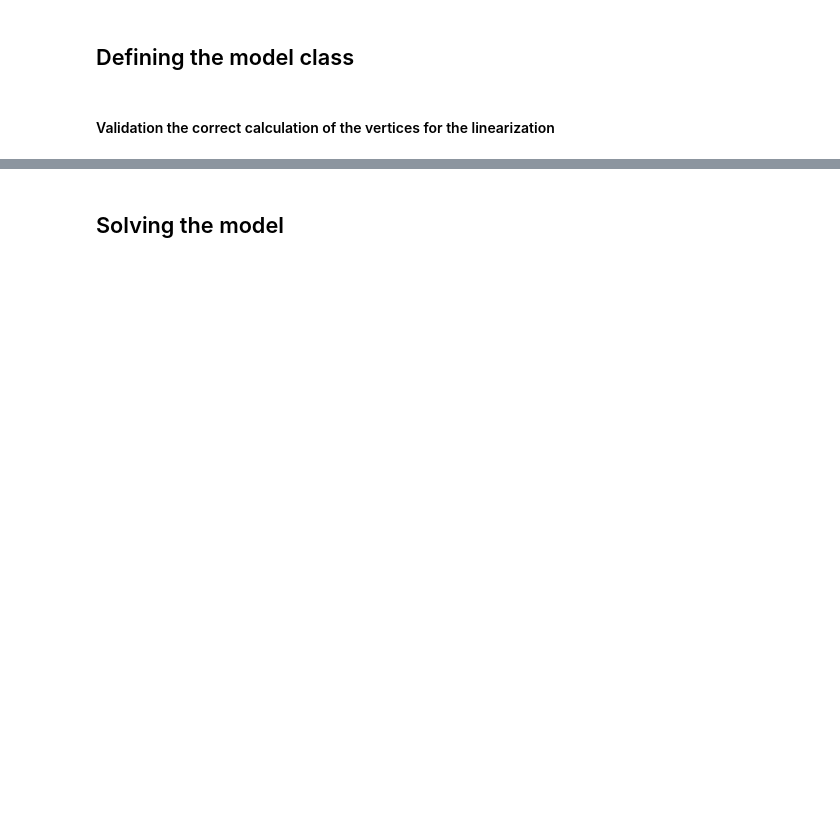
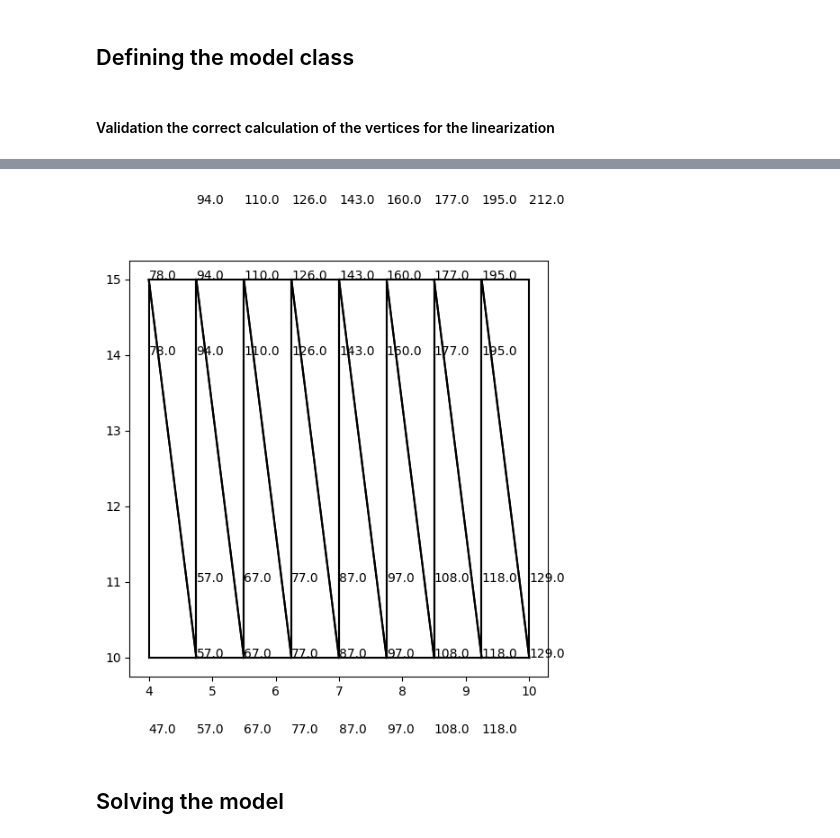
Before and after one commit to FredericWeiss/Seminar-Thesis, a Jupyter notebook: psh.ipynb, the cells around one changed output, grey strips where cells are left out. Cells and saved outputs as stored; diff of their text form; code cells hidden in the pictures; blank space fills up the shorter version.

```diff
--- a/psh.ipynb
+++ b/psh.ipynb
@@ -319,2 +301,15 @@ for i in psh.reservoirs:
+# %%
+fig, ax = plt.subplots(figsize=(6,6))
+for j in psh.pumped_storage_units:
+    for l in psh.subregions:
+        ax.plot([psh.ps_h_vertices[0,j,l,0], psh.ps_h_vertices[0,j,l,1]], [psh.ps_q_vertices[0,j,l,0], psh.ps_q_vertices[0,j,l,1]], color='black')
+        ax.plot([psh.ps_h_vertices[0,j,l,1], psh.ps_h_vertices[0,j,l,2]], [psh.ps_q_vertices[0,j,l,1], psh.ps_q_vertices[0,j,l,2]], color='black')
+        ax.plot([psh.ps_h_vertices[0,j,l,2], psh.ps_h_vertices[0,j,l,0]], [psh.ps_q_vertices[0,j,l,2], psh.ps_q_vertices[0,j,l,0]], color='black')
+
+        plt.annotate(round(psh.ps_p_vertices[0,j,l,0],0), xy=(psh.ps_h_vertices[0,j,l,0], psh.ps_q_vertices[0,j,l,0]), xytext=(psh.ps_h_vertices[0,j,l,0], psh.ps_q_vertices[0,j,l,0]-1))
+        plt.annotate(round(psh.ps_p_vertices[0,j,l,1],0), xy=(psh.ps_h_vertices[0,j,l,1], psh.ps_q_vertices[0,j,l,1]), xytext=(psh.ps_h_vertices[0,j,l,1], psh.ps_q_vertices[0,j,l,1]+1))
+        plt.annotate(round(psh.ps_p_vertices[0,j,l,2],0), xy=(psh.ps_h_vertices[0,j,l,2], psh.ps_q_vertices[0,j,l,2]), xytext=(psh.ps_h_vertices[0,j,l,2], psh.ps_q_vertices[0,j,l,2]))
+# %% [output]
+[figure, added]
 # %% [markdown]
 ## Solving the model
```
Also changed, not shown: parts of 20 cells of this notebook, 1 other file.
